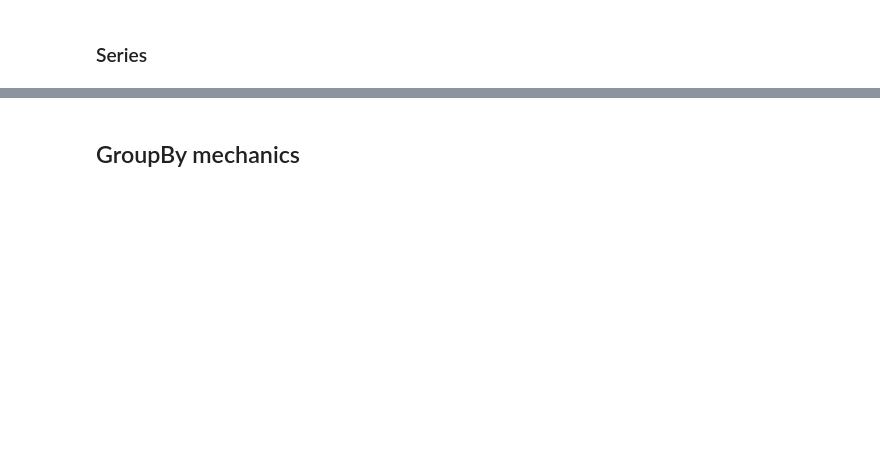
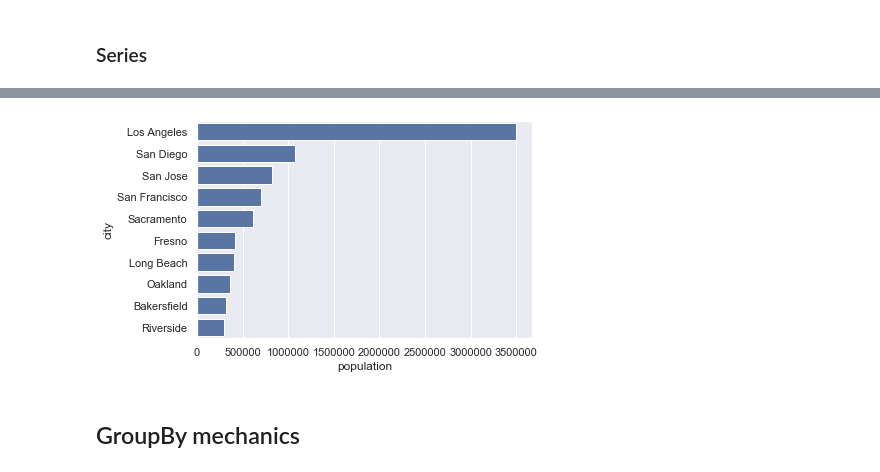
Before and after one commit to lewtun/dslectures, a Jupyter notebook: notebooks/lesson02_exploratory-data-analysis.ipynb, the cells around one changed output, grey strips where cells are left out. Drawn from its saved outputs; the diff is of its cells as text; code cells hidden in the pictures; blank space fills up the shorter version.

```diff
--- a/notebooks/lesson02_exploratory-data-analysis.ipynb
+++ b/notebooks/lesson02_exploratory-data-analysis.ipynb
@@ -127,0 +260,7 @@ fig.legend(loc='center left', bbox_to_anchor=(1.01, 0.6), ncol=1)
+# %%
+# create a new DataFrame from the merge
+housing_merged = pd.merge(
+    housing_data, housing_addresses, how="left", on="latitude_longitude"
+)
+# check merge worked
+housing_merged.head()
@@ -127,0 +298,3 @@ fig.legend(loc='center left', bbox_to_anchor=(1.01, 0.6), ncol=1)
+# %%
+# inplace=True manipulates an object without returning a new object
+housing_merged.drop(['latitude', 'longitude'], axis=1, inplace=True); housing_merged.head()
@@ -217,2 +313,0 @@ housing_data['latitude_longitude'] = housing_data['latitude'].map(str) + ',' + h
-# %%
-housing_merged = pd.merge(housing_data, housing_addresses, how='left', on='latitude_longitude')
@@ -290,0 +508,12 @@ housing_merged.groupby('city', as_index=False)['median_house_value'].mean().nlar
+# %%
+# use outer parentheses () to add line breaks
+top10_largest_cities = (
+    # group by key=city
+    housing_merged.groupby("city")
+    # calculate total population
+    .agg({"population": "sum"})
+    # select 10 largest
+    .nlargest(10, columns="population")
+    # reset index so city becomes column
+    .reset_index()
+)
@@ -291,3 +529,7 @@ housing_merged.groupby('city', as_index=False)['median_house_value'].mean().nlar
+# %%
+sns.barplot(x='population', y='city', data=top10_largest_cities, color='b');
+# %% [output]
+[figure, added]
 # %% [markdown]
 ## GroupBy mechanics
 # %% [markdown]
```
Also changed, not shown: parts of 105 cells of this notebook, 3 other files.
